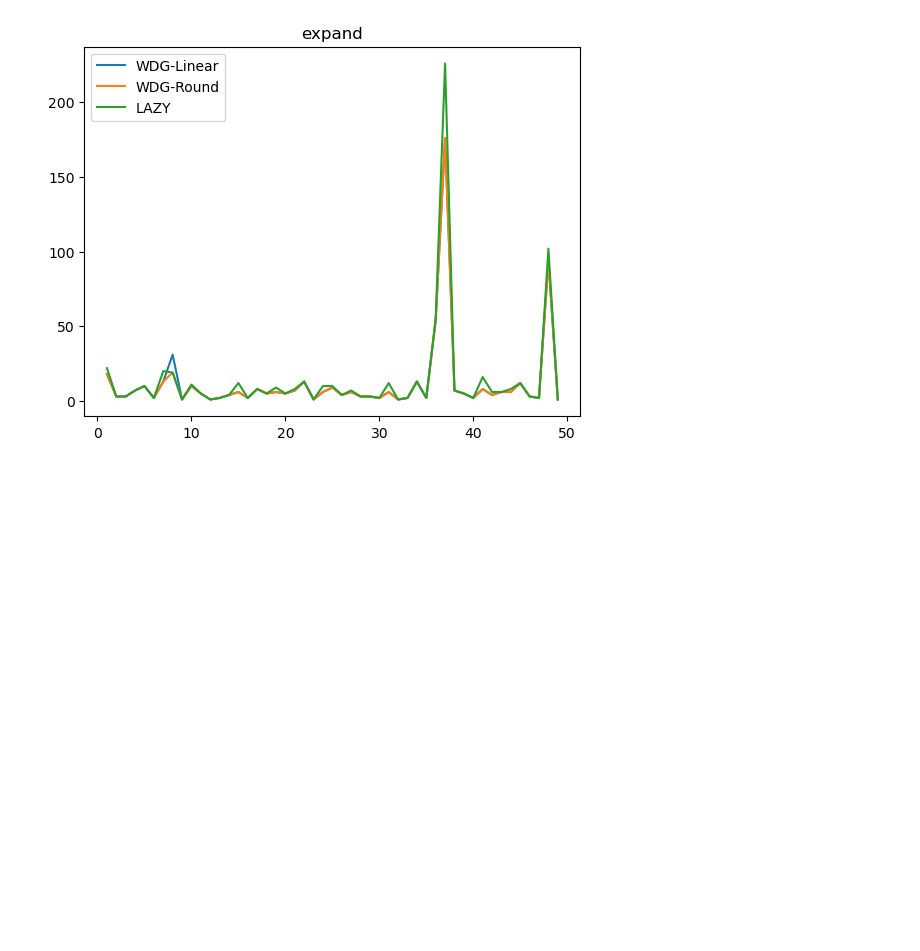
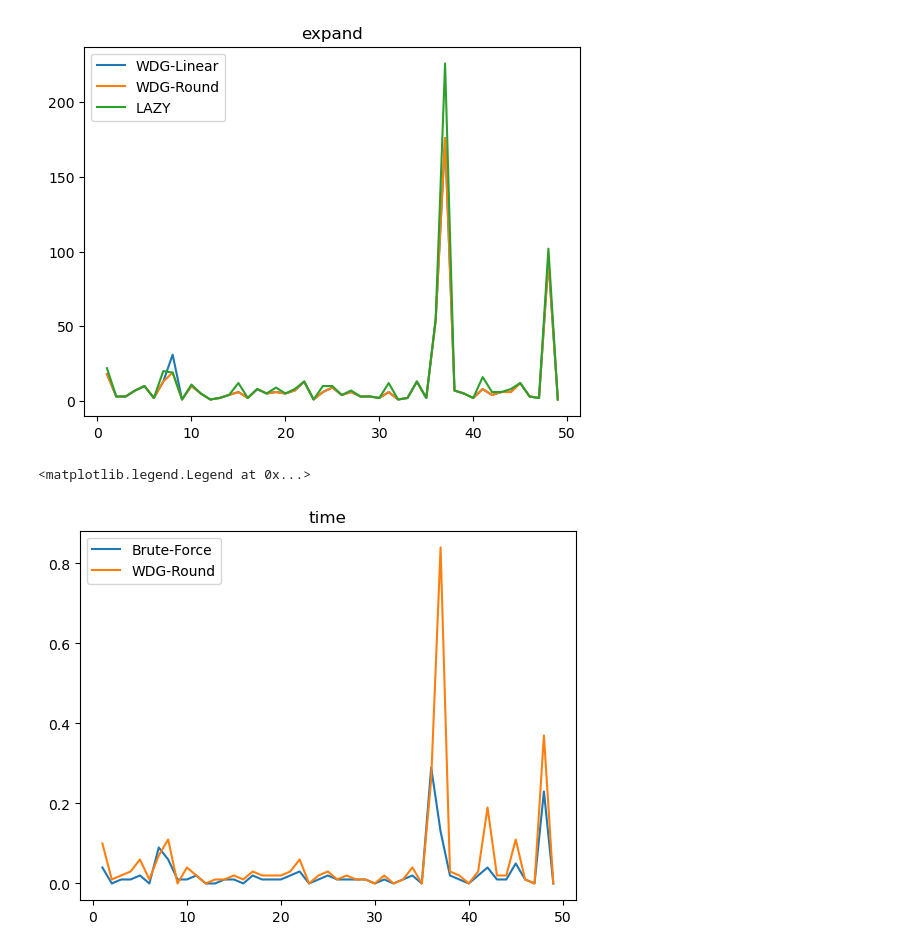
Before and after one commit to Musou-WS/CMPT417, a Jupyter notebook: datapoints.ipynb, the cells around one changed output. Cells and saved outputs as stored; diff of their text form; code cells hidden in the pictures; blank space fills up the shorter version.

```diff
--- a/datapoints.ipynb
+++ b/datapoints.ipynb
@@ -138,3 +291,14 @@ plt.legend()
 # %% [output]
 <matplotlib.legend.Legend at 0x...>
 [figure]
+# %%
+#plt.plot(x, dg_brute_force_time, label='Brute-Force')
+#plt.plot(x, dg_2_approx_time, label='2-Approximation')
+plt.plot(x, dg_brute_force_time, label='Brute-Force')
+plt.plot(x, wdg_round_time, label='WDG-Round')
+#plt.plot(x, iwdg_time, label='IWDG')
+plt.title('time')
+plt.legend()
+# %% [output]
+<matplotlib.legend.Legend at 0x...>
+[figure, added]
```
Also changed, not shown: parts of 27 cells of this notebook, 20 other files.
